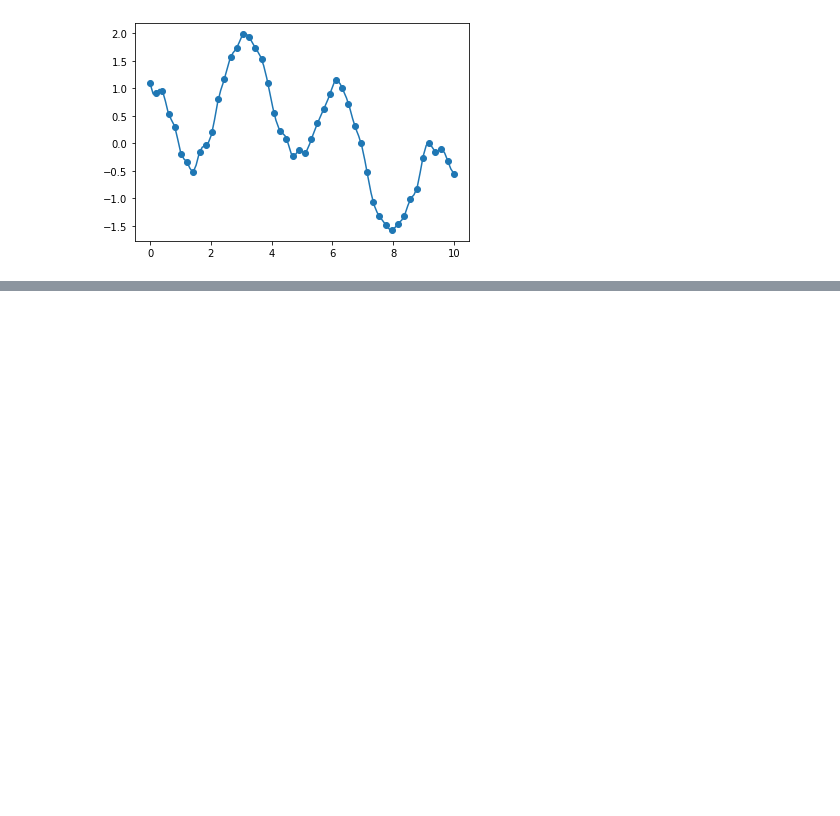
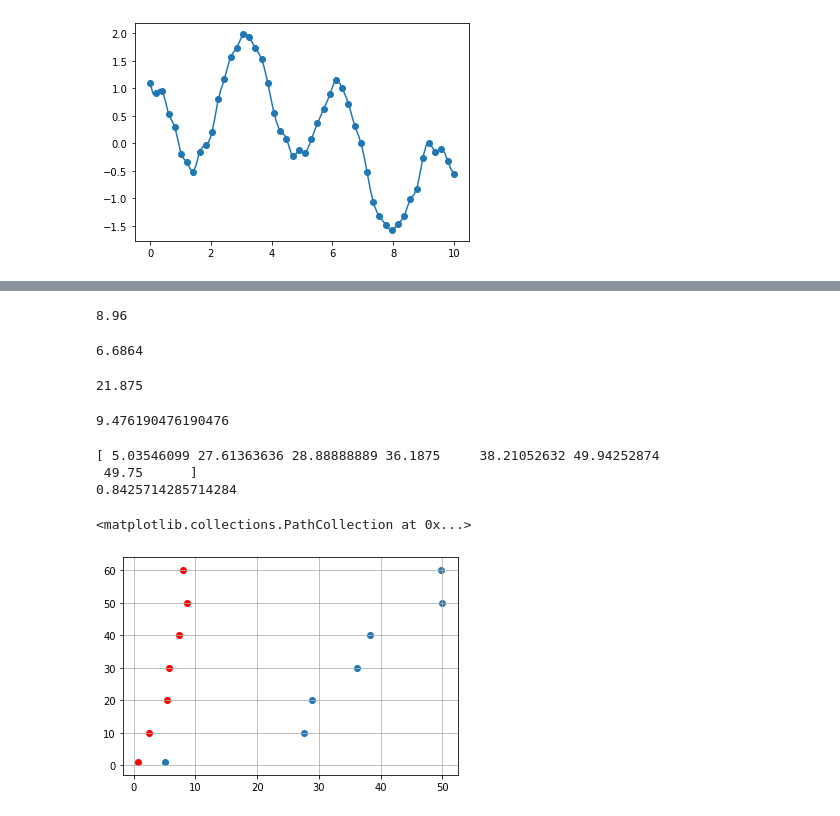
Before and after one commit to CodeIsJustLikeMagic/HairEstimation, a Jupyter notebook: HairEstimation.ipynb, the cells around one changed output, grey strips where cells are left out. Cells and saved outputs as stored; diff of their text form; code cells hidden in the pictures; blank space fills up the shorter version.

```diff
--- a/HairEstimation.ipynb
+++ b/HairEstimation.ipynb
@@ -443,0 +468,44 @@ print(spl(2))
+# %%
+14*0.64
+# %% [output]
+8.96
+# %%
+7.96*0.84
+# %% [output]
+6.6864
+# %%
+14/0.64
+# %% [output]
+21.875
+# %%
+7.96/0.84
+# %% [output]
+9.476190476190476
+# %%
+import numpy as np
+amount = np.array([1, 10, 20, 30,40,50,60])#  ,60,20,22,22])
+perc = np.array([0.71,2.43,5.46,5.79,7.26,8.69,7.96])#,14,7.3,5.038,5.074,])
+outr = np.array([0.859,0.912,0.811,0.84,0.81,0.826,0.84])#,0.64,0.567,0.85,0.852])
+secn= np.array([12,151,545,462,591,690,590])
+mean = np.mean(outr)
+std = np.std(outr)
+res = perc/(1-outr)
+print(res)
+print(mean)
+res2 = perc/(1.1-outr)
+res3 = perc/(1.535-outr)
+# %% [output]
+[ 5.03546099 27.61363636 28.88888889 36.1875     38.21052632 49.94252874
+ 49.75      ]
+0.8425714285714284
+# %%
+import matplotlib.pyplot as plt
+fig, ax = plt.subplots()
+ax.scatter(perc,amount,color= 'red')
+ax.grid()
+ax.scatter(res, amount)
+#ax.scatter(res2,amount,color='green')
+#ax.scatter(res3,amount)
+# %% [output]
+<matplotlib.collections.PathCollection at 0x...>
+[figure, added]
```
Also changed, not shown: parts of 8 cells of this notebook, 9 other files.
